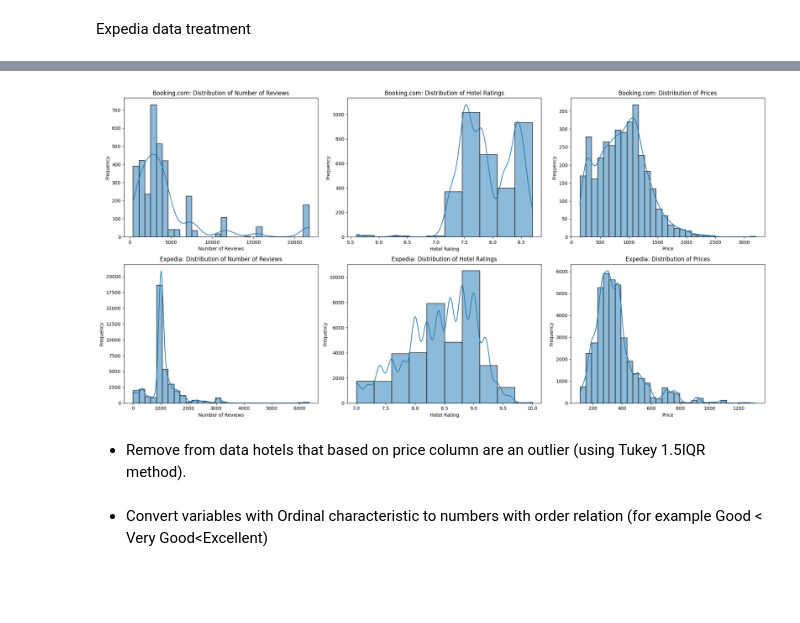
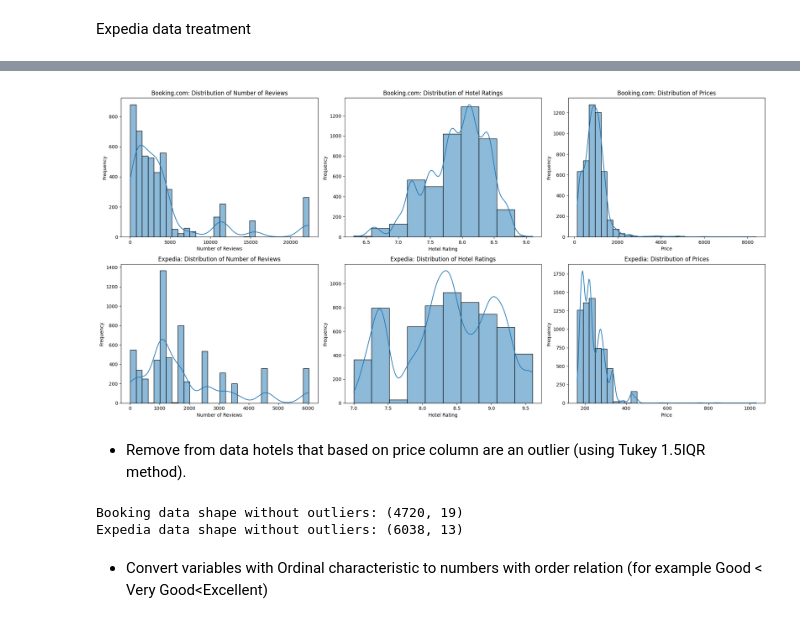
Before and after one commit to estivengrx/Freelancer-2, a Jupyter notebook: booking-expedia-project/main.ipynb, the cells around one changed output, grey strips where cells are left out. Saved outputs shown, nothing was run; the diff lists cells and outputs as text; code cells hidden in the pictures; blank space fills up the shorter version.

```diff
--- a/booking-expedia-project/main.ipynb
+++ b/booking-expedia-project/main.ipynb
@@ -51,0 +57,25 @@ expedia_data
+# %%
+original_expedia_data = pd.read_csv('scraped_data/expedia_data.csv')
+
+print(f'Shape for expedia data: {original_expedia_data.shape}')
+print(f'Nulls before eliminating: \n{original_expedia_data.isnull().sum()}')
+
+expedia_data = original_expedia_data.drop(columns=['Stay Type', 'Bed type'], axis=1) # TEMPORARY, THE CODE IS NOT RETRIEVING THIS WELL
+expedia_data = expedia_data.dropna(subset=['Cancellation policy', 'Payment policy', 'Classification'])
+
+print(f'\nNulls after treatment: {expedia_data.isnull().sum().sum()}')
+print(f'Shape for expedia after treatment: {expedia_data.shape}')
+expedia_data['Date of search'] = pd.to_datetime(expedia_data['Date of search'])
+expedia_data['Checkin'] = pd.to_datetime(expedia_data['Checkin'])
+expedia_data['Checkout'] = pd.to_datetime(expedia_data['Checkout'])
+
+expedia_data['Price After Taxes'] = expedia_data['Price After Taxes'].replace(',', '', regex=True).astype(int)
+
+# Changing column names for both booking and expedia
+new_expedia_columns = [column.replace(' ', '_').lower() for column in expedia_data.columns]
+new_booking_columns = [column.replace(' ', '_').lower() for column in booking_data.columns]
+
+expedia_data.columns = new_expedia_columns
+booking_data.columns = new_booking_columns
+
+expedia_data.head(2)
@@ -54,46 +125,46 @@ fig, axs = plt.subplots(2, 3, figsize=(20, 10))
 
 # Booking.com data plots
 # 1. Number of reviews
-sns.histplot(booking_data['Number of Reviews'].astype(int), bins=30, kde=True, ax=axs[0, 0])
+sns.histplot(booking_data['number_of_reviews'].astype(int), bins=30, kde=True, ax=axs[0, 0])
 axs[0, 0].set_title('Booking.com: Distribution of Number of Reviews')
 axs[0, 0].set_xlabel('Number of Reviews')
 axs[0, 0].set_ylabel('Frequency')
 
 # 2. Hotel rating in reviews
-sns.histplot(booking_data['Score'].astype(float), bins=10, kde=True, ax=axs[0, 1])
+sns.histplot(booking_data['score'].astype(float), bins=10, kde=True, ax=axs[0, 1])
 axs[0, 1].set_title('Booking.com: Distribution of Hotel Ratings')
 axs[0, 1].set_xlabel('Hotel Rating')
 axs[0, 1].set_ylabel('Frequency')
 
 # 3. Prices
-sns.histplot(booking_data['Total Price'].astype(float), bins=30, kde=True, ax=axs[0, 2])
+sns.histplot(booking_data['total_price'].astype(float), bins=30, kde=True, ax=axs[0, 2])
 axs[0, 2].set_title('Booking.com: Distribution of Prices')
 axs[0, 2].set_xlabel('Price')
 axs[0, 2].set_ylabel('Frequency')
 
 # Expedia data plots
 # 1. Number of reviews
-sns.histplot(expedia_data['Review'].astype(int), bins=30, kde=True, ax=axs[1, 0])
+sns.histplot(expedia_data['reviews'].astype(int), bins=30, kde=True, ax=axs[1, 0])
 axs[1, 0].set_title('Expedia: Distribution of Number of Reviews')
 axs[1, 0].set_xlabel('Number of Reviews')
 axs[1, 0].set_ylabel('Frequency')
 
 # 2. Hotel rating in reviews
-sns.histplot(expedia_data['Score'].astype(float), bins=10, kde=True, ax=axs[1, 1])
+sns.histplot(expedia_data['rating'].astype(float), bins=10, kde=True, ax=axs[1, 1])
 axs[1, 1].set_title('Expedia: Distribution of Hotel Ratings')
 axs[1, 1].set_xlabel('Hotel Rating')
 axs[1, 1].set_ylabel('Frequency')
 
 # 3. Prices
-sns.histplot(expedia_data['Price'].astype(float), bins=30, kde=True, ax=axs[1, 2])
+sns.histplot(expedia_data['price_after_taxes'].astype(float), bins=30, kde=True, ax=axs[1, 2])
 axs[1, 2].set_title('Expedia: Distribution of Prices')
 axs[1, 2].set_xlabel('Price')
 axs[1, 2].set_ylabel('Frequency')
 
 plt.tight_layout()
 plt.show()
 # %% [output]
-[figure, old version]
+[figure, new version]
 # %% [markdown]
 - Remove from data hotels that based on price column are an outlier (using
 Tukey 1.5IQR method).
@@ -106,8 +177,14 @@ def remove_outliers(df, column):
     upper_bound = Q3 + 1.5 * IQR
     return df[(df[column] >= lower_bound) & (df[column] <= upper_bound)]
 
-booking_data_no_outliers = remove_outliers(booking_data, 'Total Price')
-expedia_data_no_outliers = remove_outliers(expedia_data, 'Price')
+booking_data_no_outliers = remove_outliers(booking_data, 'total_price')
+expedia_data_no_outliers = remove_outliers(expedia_data, 'price_after_taxes')
+
+print(f'Booking data shape without outliers: {booking_data_no_outliers.shape}')
+print(f'Expedia data shape without outliers: {expedia_data_no_outliers.shape}')
+# %% [output]
+Booking data shape without outliers: (4720, 19)
+Expedia data shape without outliers: (6038, 13)
 # %% [markdown]
 - Convert variables with Ordinal characteristic to numbers with order relation
 (for example Good < Very Good<Excellent)
```
Also changed, not shown: parts of 29 cells of this notebook, 2 other files.
